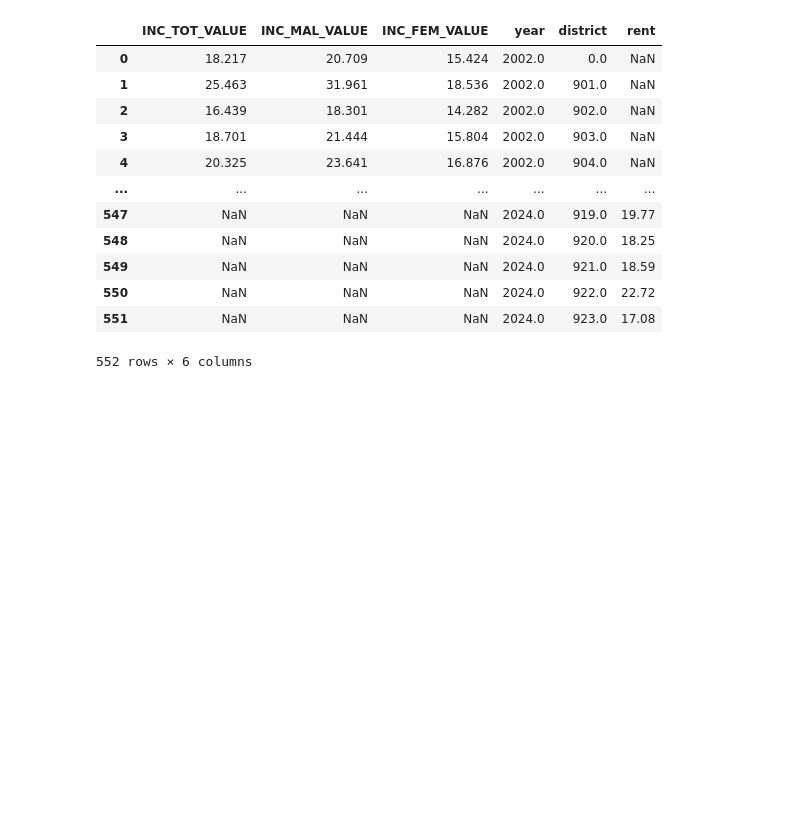
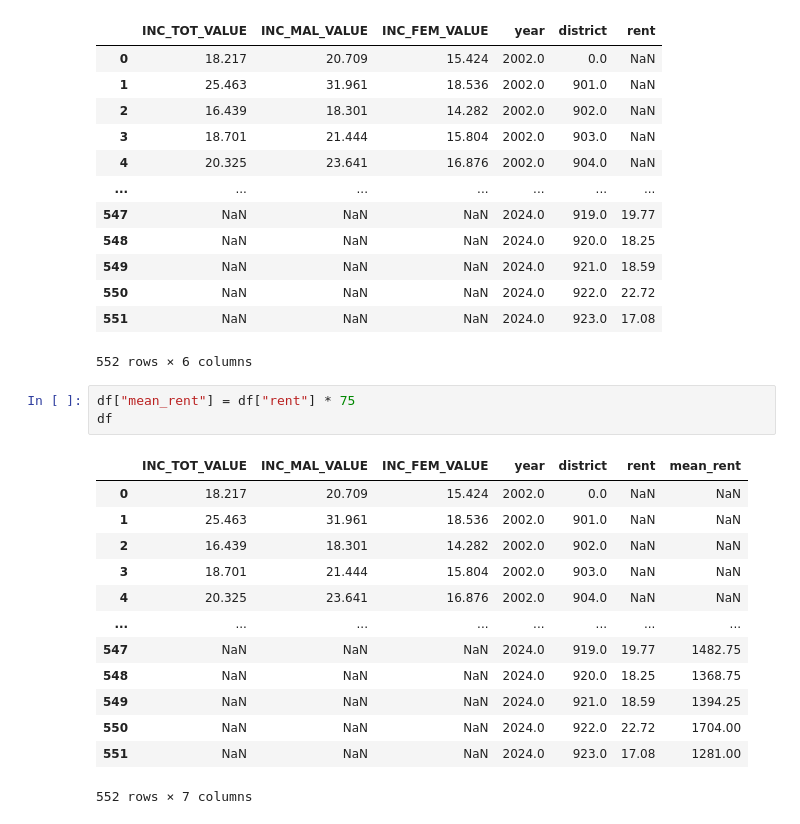
Before and after one commit to JonasUnruh/InfoVis_Dashboard, a Jupyter notebook: rent_data_pre.ipynb, the cells around one changed output. Cells and saved outputs as stored; diff of their text form; blank space fills up the shorter version.

```diff
--- a/rent_data_pre.ipynb
+++ b/rent_data_pre.ipynb
@@ -134,3 +134,20 @@ df
 | 550 | NaN | NaN | NaN | 2024.0 | 922.0 | 22.72 |
 | 551 | NaN | NaN | NaN | 2024.0 | 923.0 | 17.08 |
 552 rows × 6 columns
+# %%
+df["mean_rent"] = df["rent"] * 75
+df
+# %% [output]
+|  | INC_TOT_VALUE | INC_MAL_VALUE | INC_FEM_VALUE | year | district | rent | mean_rent |
+| 0 | 18.217 | 20.709 | 15.424 | 2002.0 | 0.0 | NaN | NaN |
+| 1 | 25.463 | 31.961 | 18.536 | 2002.0 | 901.0 | NaN | NaN |
+| 2 | 16.439 | 18.301 | 14.282 | 2002.0 | 902.0 | NaN | NaN |
+| 3 | 18.701 | 21.444 | 15.804 | 2002.0 | 903.0 | NaN | NaN |
+| 4 | 20.325 | 23.641 | 16.876 | 2002.0 | 904.0 | NaN | NaN |
+| ... | ... | ... | ... | ... | ... | ... | ... |
+| 547 | NaN | NaN | NaN | 2024.0 | 919.0 | 19.77 | 1482.75 |
+| 548 | NaN | NaN | NaN | 2024.0 | 920.0 | 18.25 | 1368.75 |
+| 549 | NaN | NaN | NaN | 2024.0 | 921.0 | 18.59 | 1394.25 |
+| 550 | NaN | NaN | NaN | 2024.0 | 922.0 | 22.72 | 1704.00 |
+| 551 | NaN | NaN | NaN | 2024.0 | 923.0 | 17.08 | 1281.00 |
+552 rows × 7 columns
```
Also changed, not shown: parts of 5 cells of this notebook, 5 other files.
